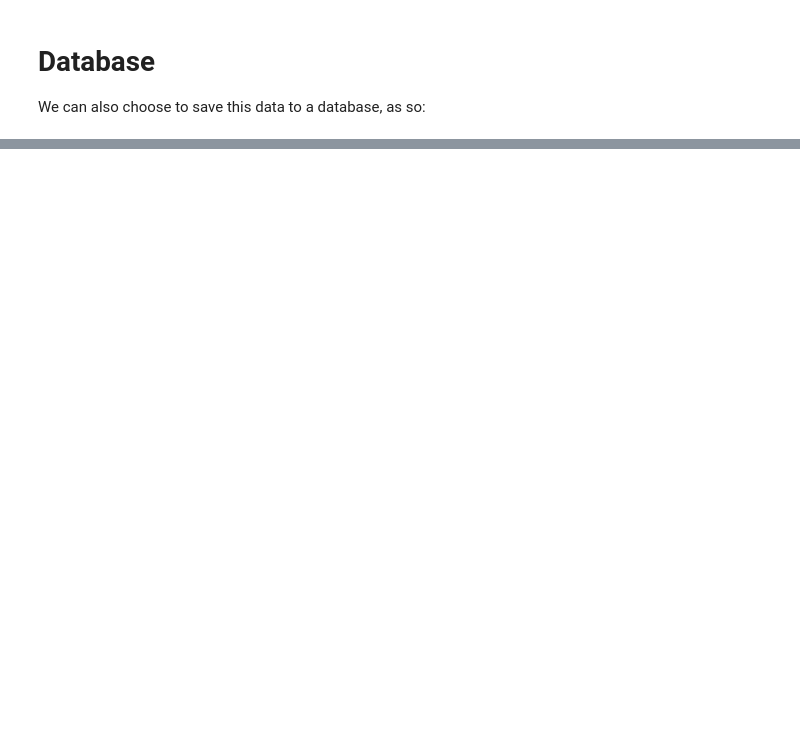
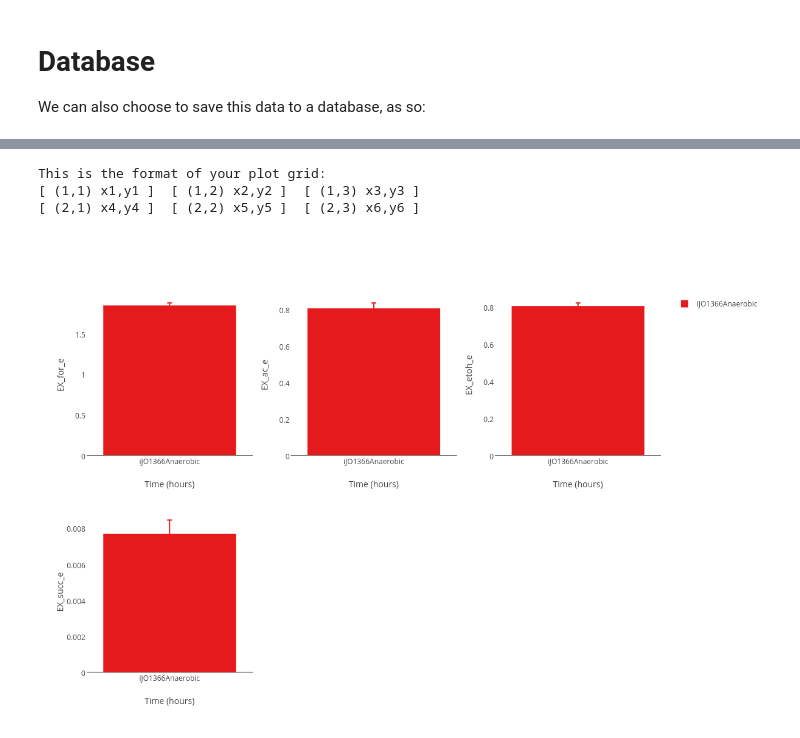
Before and after one commit to nvenayak/impact, a Jupyter notebook: docs/gettingStarted.ipynb, the cells around one changed output, grey strips where cells are left out. Saved outputs shown, nothing was run; the diff lists cells and outputs as text; code cells hidden in the pictures; blank space fills up the shorter version.

```diff
--- a/docs/gettingStarted.ipynb
+++ b/docs/gettingStarted.ipynb
@@ -238,7 +238,7 @@ for exchange in dFBA_profiles:
     tempTimeCourse.dataVec = dFBA_profiles[exchange]
 
     # Finally, add the completed object to the trial
-    singleTrial.addTiterObject(tempTimeCourse)
+    singleTrial.add_titer(tempTimeCourse)
 # %% [output]
 Please use biomass titerType instead of:  OD
 # %% [markdown]
@@ -293,7 +293,7 @@ for replicate in replicateList:
         # Now we can build a singleTrial object and load all the data
         singleTrial = FermAT.SingleTrial()
         for timeCourse in timeCourseList:
-            singleTrial.addTiterObject(timeCourse)
+            singleTrial.add_titer(timeCourse)
 
     singleTrialList.append(singleTrial)
 # %% [markdown]
@@ -301,7 +301,7 @@ Finally, we can add the SingleTrial objects to a ReplicateTrial
 # %%
 replicateTrial = FermAT.ReplicateTrial()
 for singleTrial in singleTrialList:
-    replicateTrial.addReplicateExperiment(singleTrial)
+    replicateTrial.add_replicate(singleTrial)
 # %% [markdown]
 ## Experiment
 
@@ -372 +368,17 @@ This is the format of your plot grid:
 [interactive output not drawn]
+# %%
+replicate_list = [experiment.replicateExperimentObjectDict[key] for key in experiment.replicateExperimentObjectDict]
+cl_scale = 'Set1'
+# %%
+filename = FermAT.printGenericTimeCourse_plotly(replicateTrialList=replicate_list, dbName=None, strainsToPlot=[],
+                                     titersToPlot=product_keys,
+                                     output_type='png', cl_scale=cl_scale,
+                                     yieldFlag=True, titerFlag=False, endpointFlag=True, sortBy='strainID')
+
+from IPython.display import Image
+Image(filename=filename)
+# %% [output]
+This is the format of your plot grid:
+[ (1,1) x1,y1 ]  [ (1,2) x2,y2 ]  [ (1,3) x3,y3 ]
+[ (2,1) x4,y4 ]  [ (2,2) x5,y5 ]  [ (2,3) x6,y6 ]
+[figure, added]
```
Also changed, not shown: parts of 8 cells of this notebook, 31 other files.
